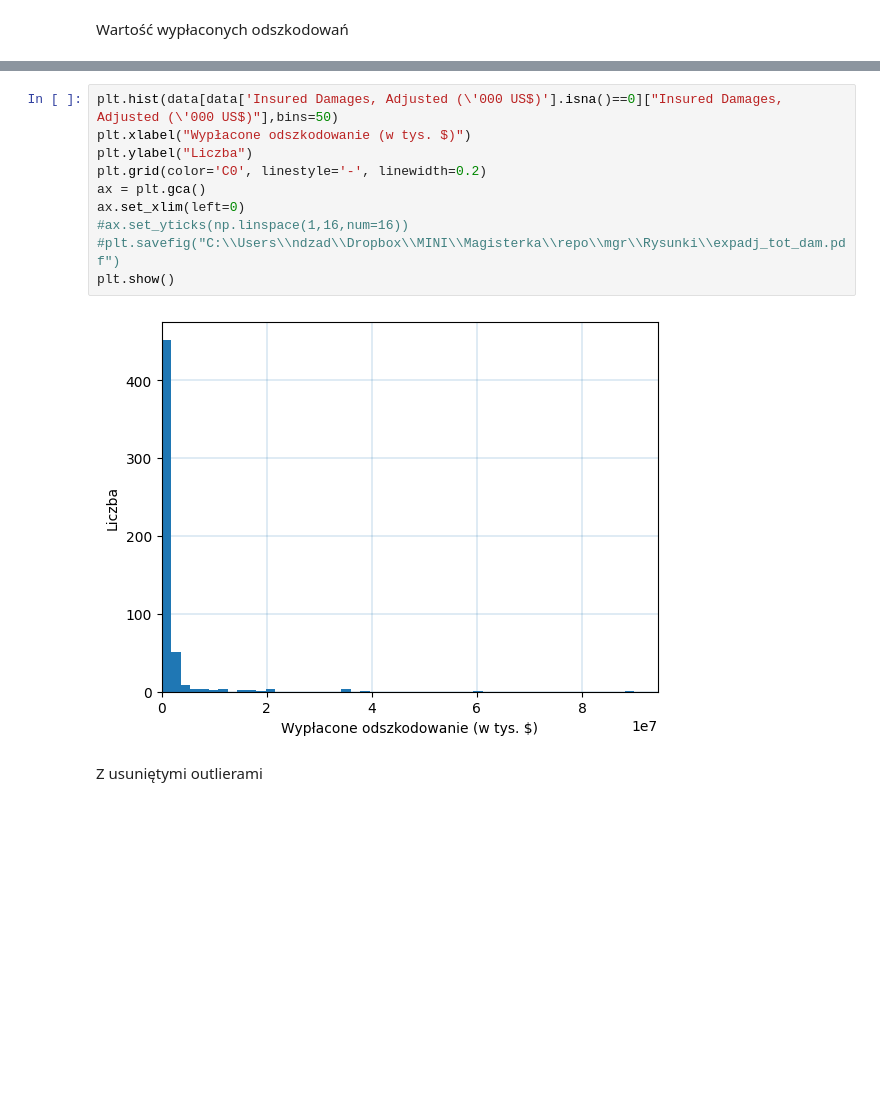
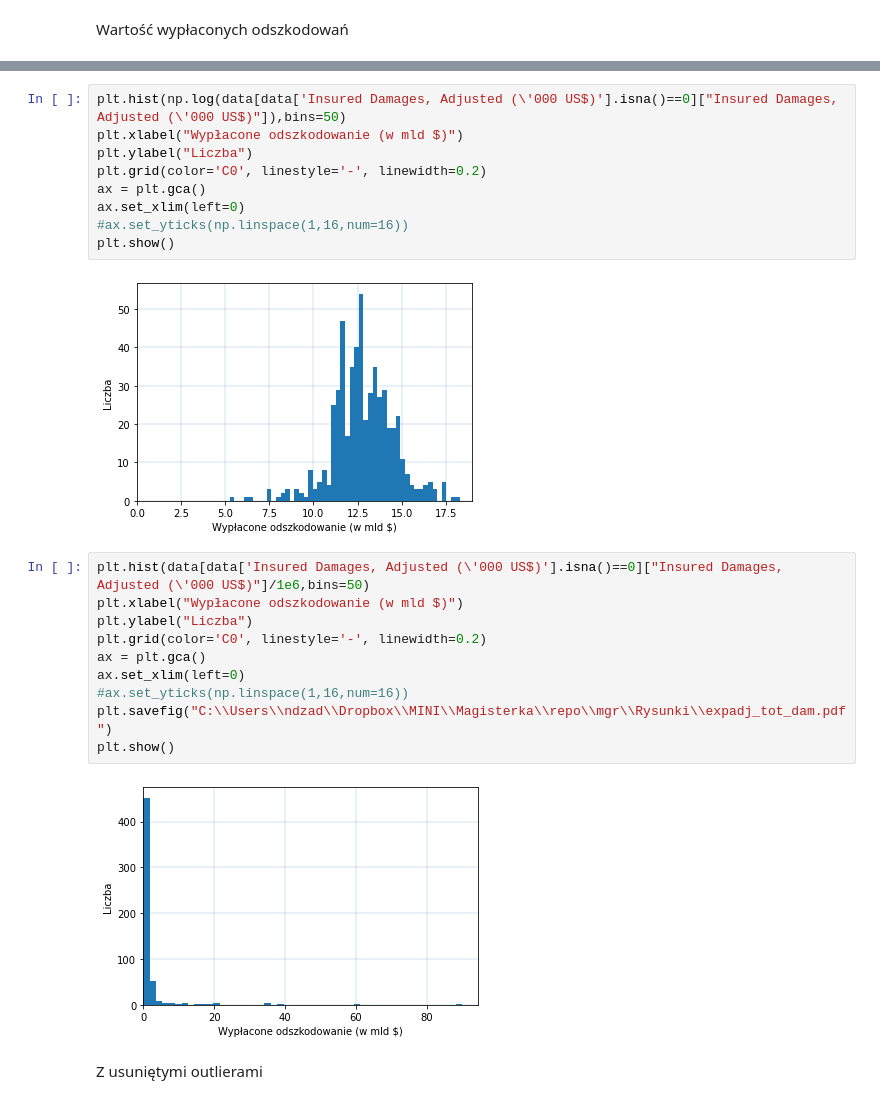
Before and after one commit to ndzadz/mgr, a Jupyter notebook: DataPreparation.ipynb, the cells around one changed output, grey strips where cells are left out. Cells and saved outputs as stored; diff of their text form; blank space fills up the shorter version.

```diff
--- a/DataPreparation.ipynb
+++ b/DataPreparation.ipynb
@@ -98,15 +122,26 @@ plt.show()
+# %%
+plt.hist(np.log(data[data['Insured Damages, Adjusted (\'000 US$)'].isna()==0]["Insured Damages, Adjusted (\'000 US$)"]),bins=50)
+plt.xlabel("Wypłacone odszkodowanie (w mld $)")
+plt.ylabel("Liczba")
+plt.grid(color='C0', linestyle='-', linewidth=0.2)
+ax = plt.gca()
+ax.set_xlim(left=0)
+#ax.set_yticks(np.linspace(1,16,num=16))
+plt.show()
+# %% [output]
+[figure, added]
 # %%
-plt.hist(data[data['Insured Damages, Adjusted (\'000 US$)'].isna()==0]["Insured Damages, Adjusted (\'000 US$)"],bins=50)
-plt.xlabel("Wypłacone odszkodowanie (w tys. $)")
+plt.hist(data[data['Insured Damages, Adjusted (\'000 US$)'].isna()==0]["Insured Damages, Adjusted (\'000 US$)"]/1e6,bins=50)
+plt.xlabel("Wypłacone odszkodowanie (w mld $)")
 plt.ylabel("Liczba")
 plt.grid(color='C0', linestyle='-', linewidth=0.2)
 ax = plt.gca()
 ax.set_xlim(left=0)
 #ax.set_yticks(np.linspace(1,16,num=16))
-#plt.savefig("C:\\Users\\ndzad\\Dropbox\\MINI\\Magisterka\\repo\\mgr\\Rysunki\\expadj_tot_dam.pdf")
+plt.savefig("C:\\Users\\ndzad\\Dropbox\\MINI\\Magisterka\\repo\\mgr\\Rysunki\\expadj_tot_dam.pdf")
 plt.show()
 # %% [output]
-[figure, old version]
+[figure, new version]
 # %% [markdown]
 Z usuniętymi outlierami
 # %%
```
Also changed, not shown: parts of 7 cells of this notebook, 15 other files.
